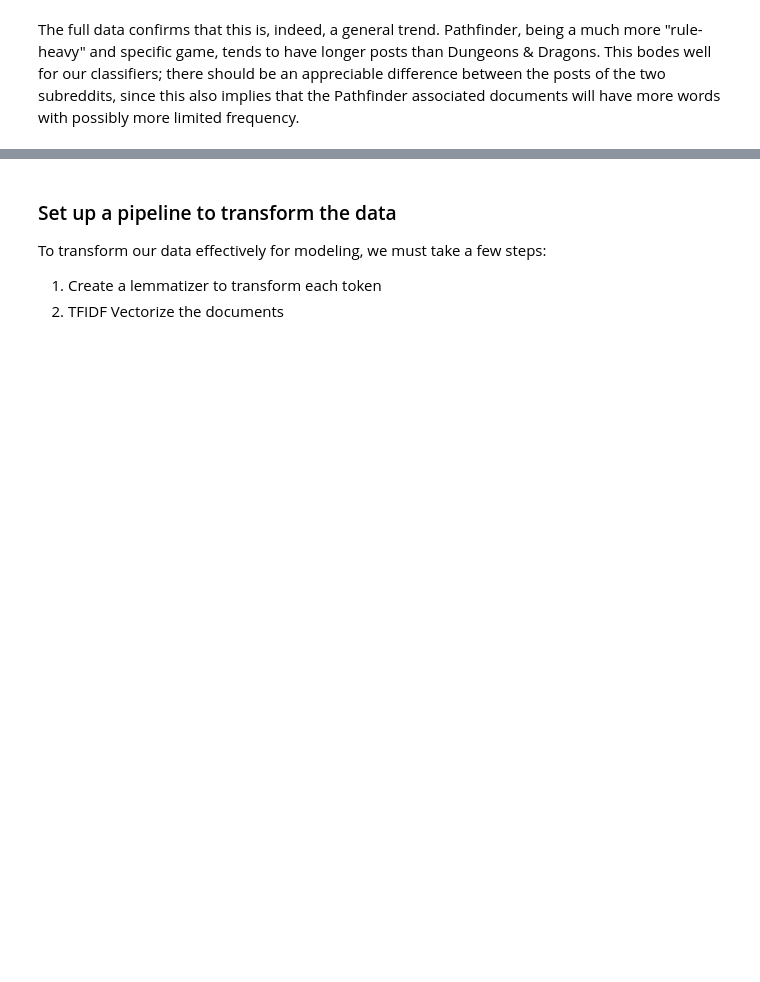
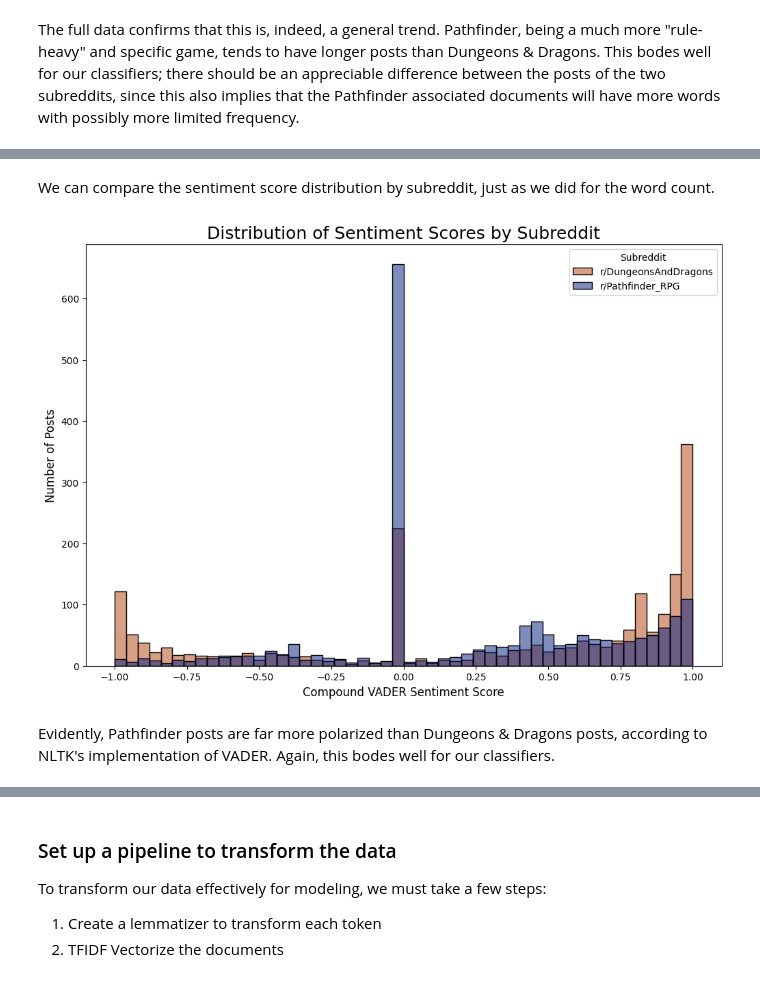
Before and after one commit to dmehta94/project-3-reddit-nlp-litigation-analysis, a Jupyter notebook: code/analysis.ipynb, the cells around one changed output, grey strips where cells are left out. Cells and saved outputs as stored; diff of their text form; code cells hidden in the pictures; blank space fills up the shorter version.

```diff
--- a/code/analysis.ipynb
+++ b/code/analysis.ipynb
@@ -322,0 +321,18 @@ The full data confirms that this is, indeed, a general trend. Pathfinder, being
+# %%
+# Subset the original combined DataFrame to conduct sentiment analysis
+senti_df = combined_df[['id', 'all_text', 'subreddit']]
+
+# Instantiate VADER
+analyzer = SentimentIntensityAnalyzer()
+
+# Define a function that retrns the compound sentiment score for each document
+# This is borrowed directly from the NLP Practice Breakfast Hour Content
+def get_sentiment_score(doc):
+    scores = analyzer.polarity_scores(doc)
+    return scores['compound']
+
+# Create a new column called "compound_sentiment" in senti_df which records the compound sentiment score of each document
+senti_df['compound_sentiment'] = senti_df['all_text'].apply(lambda x: get_sentiment_score(x))
+
+# Check that it worked
+senti_df.head()
@@ -323,2 +351,20 @@ The full data confirms that this is, indeed, a general trend. Pathfinder, being
+# %% [markdown]
+We can compare the sentiment score distribution by subreddit, just as we did for the word count.
+# %%
+plt.figure(figsize = (12, 8))
+sns.histplot(data = senti_df,
+             x = 'compound_sentiment',
+             bins = 50,
+             hue = 'subreddit',
+             palette = 'dark')
+plt.xlabel('Compound VADER Sentiment Score', fontdict = {'fontsize': 12})
+plt.ylabel('Number of Posts', fontdict = {'fontsize': 12})
+plt.legend(['r/DungeonsAndDragons', 'r/Pathfinder_RPG'], title = 'Subreddit')
+plt.title('Distribution of Sentiment Scores by Subreddit',
+          fontdict = {'fontsize': 18});
+# %% [output]
+[figure, added]
+# %% [markdown]
+Evidently, Pathfinder posts are far more polarized than Dungeons & Dragons posts, according to NLTK's implementation of VADER. Again, this bodes well for our classifiers.
 # %% [markdown]
 #### Most and Least Frequent n-grams
```
Also changed, not shown: parts of 28 cells of this notebook, 3 other files.
